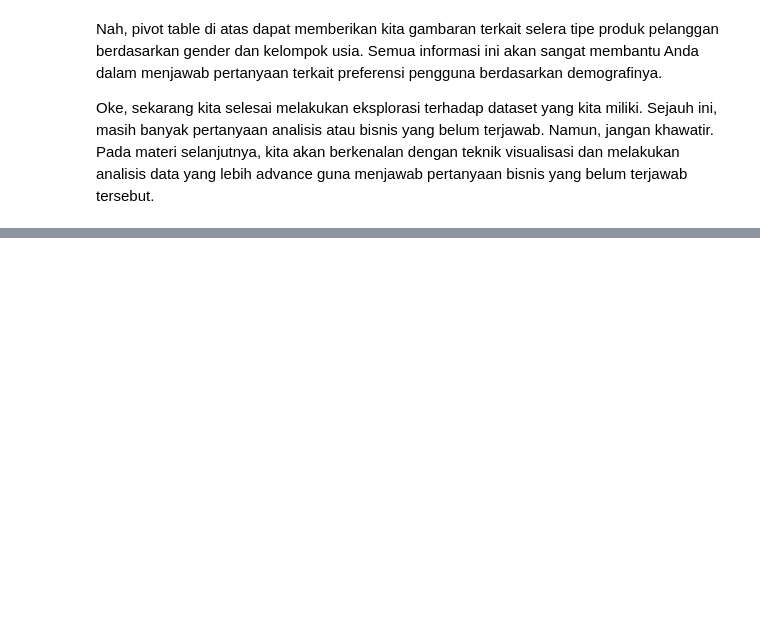
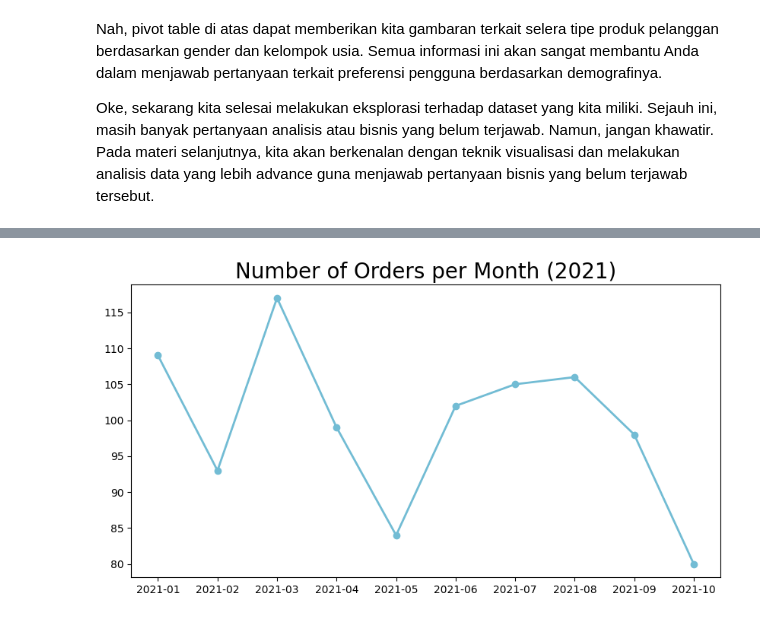
Before and after one commit to zhavei/proyek_analisis_data, a Jupyter notebook: exploratory_data_analysis.ipynb, the cells around one changed output, grey strips where cells are left out. Cells and saved outputs as stored; diff of their text form; code cells hidden in the pictures; blank space fills up the shorter version.

```diff
--- a/exploratory_data_analysis.ipynb
+++ b/exploratory_data_analysis.ipynb
@@ -530,0 +707,12 @@ memory usage: 39.2+ KB
+# %%
+monthly_orders_df = all_df.resample(rule='M', on='order_date').agg({
+    "order_id": "nunique",
+    "total_price": "sum"
+})
+monthly_orders_df.index = monthly_orders_df.index.strftime('%Y-%m')
+monthly_orders_df = monthly_orders_df.reset_index()
+monthly_orders_df.rename(columns={
+    "order_id": "order_count",
+    "total_price": "revenue"
+}, inplace=True)
+monthly_orders_df.head()
@@ -530,0 +730,16 @@ memory usage: 39.2+ KB
+# %%
+plt.figure(figsize=(10, 5))
+plt.plot(
+    monthly_orders_df["order_date"],
+    monthly_orders_df["order_count"],
+    marker='o',
+    linewidth=2,
+    color="#72BCD4")
+plt.title("Number of Orders per Month (2021)",
+          loc="center",
+          fontsize=20)
+plt.xticks(fontsize=10)
+plt.yticks(fontsize=10)
+plt.show()
+# %% [output]
+[figure, added]
```
Also changed, not shown: parts of 37 cells of this notebook, 1 other file.
